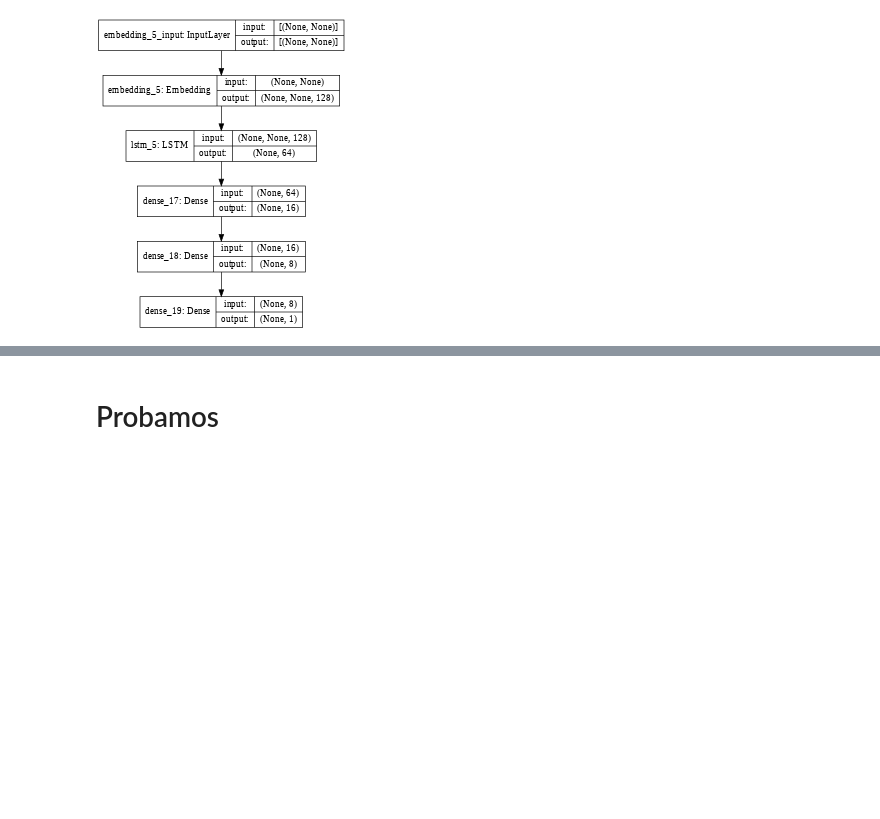
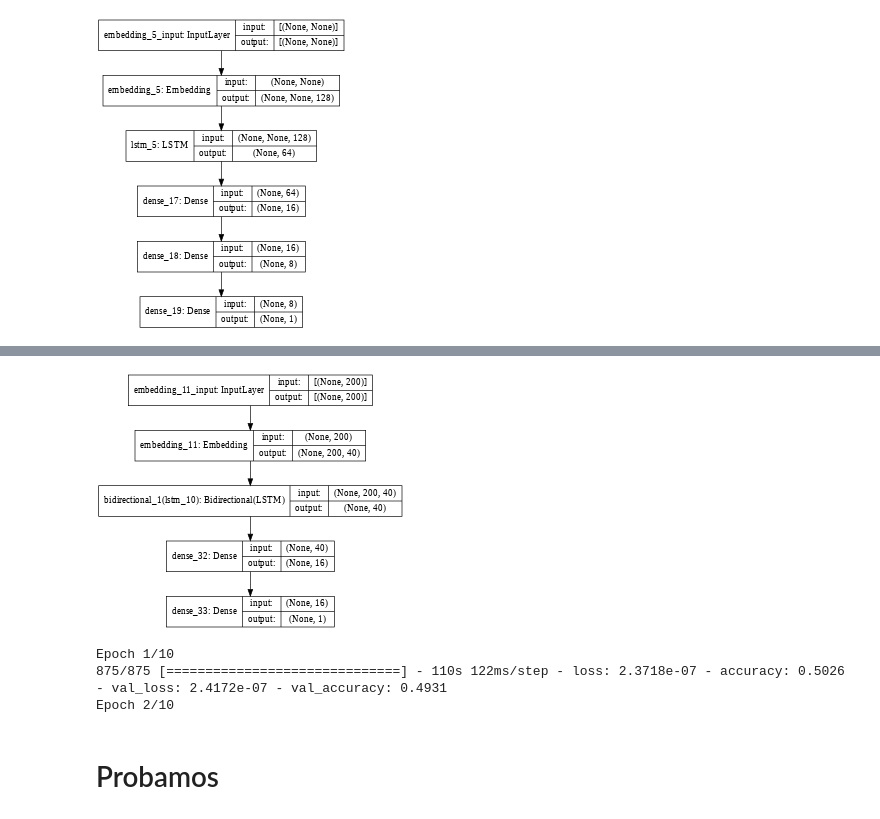
Before and after one commit to caroacostatovany/sentiment_analysis_tweets, a Jupyter notebook: notebooks/modelado.ipynb, the cells around one changed output, grey strips where cells are left out. Cells and saved outputs as stored; diff of their text form; code cells hidden in the pictures; blank space fills up the shorter version.

```diff
--- a/notebooks/modelado.ipynb
+++ b/notebooks/modelado.ipynb
@@ -528,0 +554,10 @@ KeyboardInterrupt: ignored
+# %%
+model3 = Sequential()
+model3.add(Embedding(max_words, 40, input_length=max_len))
+model3.add(Bidirectional(layers.LSTM(20,dropout=0.6)))
+model3.add(Dense(16,activation='relu'))
+model3.add(Dense(1,activation='tanh'))
+
+model3.compile(optimizer='rmsprop',loss='categorical_crossentropy', metrics=['accuracy'])
+
+model3.summary()
@@ -528,0 +581,15 @@ KeyboardInterrupt: ignored
+# %%
+# Plot model
+from tensorflow.keras.utils import plot_model
+plot_model(model3, show_shapes=True, show_layer_names=True,
+                          rankdir='TB', expand_nested=True, dpi=48)
+# %% [output]
+[figure, added]
+# %%
+%%timeit
+# Train
+history = model3.fit(X_train, y_train, epochs=10, batch_size=64, validation_split=0.2)
+# %% [output]
+Epoch 1/10
+875/875 [==============================] - 110s 122ms/step - loss: 2.3718e-07 - accuracy: 0.5026 - val_loss: 2.4172e-07 - val_accuracy: 0.4931
+Epoch 2/10
```
Also changed, not shown: parts of 25 cells of this notebook.
